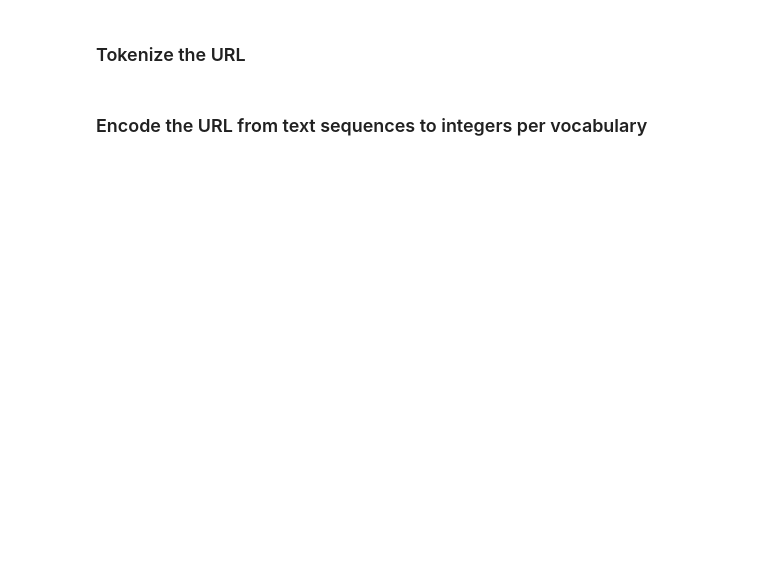
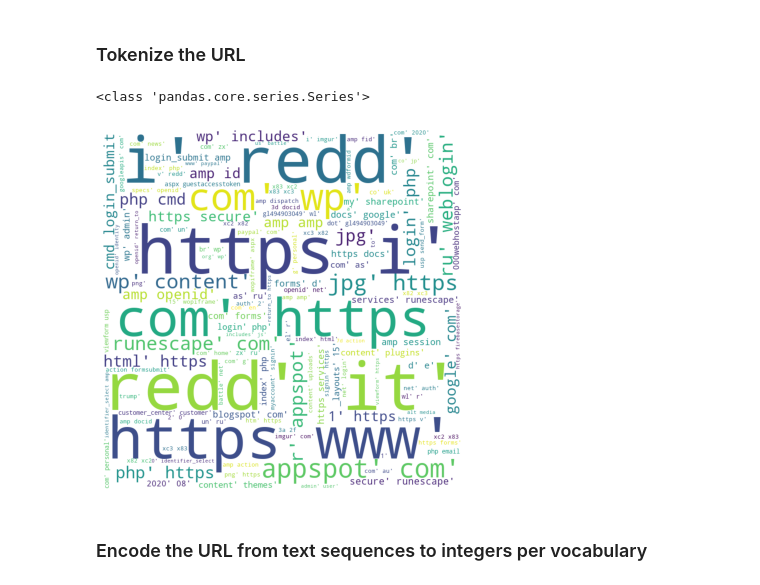
Before and after one commit to jsemrau/URLNet-TF, a Jupyter notebook: URLNet-TF.ipynb, the cells around one changed output. Saved outputs shown, nothing was run; the diff lists cells and outputs as text; code cells hidden in the pictures; blank space fills up the shorter version.

```diff
--- a/URLNet-TF.ipynb
+++ b/URLNet-TF.ipynb
@@ -136,15 +155,20 @@ def getTokens_into_words(urlinput):
         tokensByDot=[]
         for j in range(0,len(tokens)):
             #print(str(tokens[j]).split('.'))
-            tokensByDot += str(tokens[j]).split('.')
+            myToken = str(tokens[j]).split('.')
+            tokensByDot += myToken
             #print("*** splitting by dot ***")
             #print(tokensByDot)
         allTokens+=tokensByDot
     allTokens = ' '.join(list(allTokens)).split()
 
     #print(allTokens)
-    #if 'com' in allTokens:
-    #    allTokens.remove('com')
+
+    #for token in allTokens:
+        #print(token)
+    #    if(not cleanString(token)):
+            #print("removing " + token)
+    #        allTokens.remove(token)
 
     return allTokens
 # %%
@@ -159,6 +183,7 @@ def getURLInfo(url):
 tokenized_url_word = df.apply(lambda row:getTokens_into_words(row['url']), axis=1)
 df.insert(len(df.columns), 'tokenized_url_word',tokenized_url_word )
 
+print(type(tokenized_url_word))
 tokenized_url_char= df.apply(lambda row:getTokens_into_characters(row['url']), axis=1)
 df.insert(len(df.columns), 'tokenized_url_char',tokenized_url_char )
 
@@ -167,6 +192,44 @@ df.insert(len(df.columns), 'tld',tld )
 
 domain = df.apply(lambda row:extract(row['url']).domain, axis=1)
 df.insert(len(df.columns), 'domain',domain )
+# %% [output]
+<class 'pandas.core.series.Series'>
+# %%
+from wordcloud import WordCloud, STOPWORDS
+
+# Reads 'Youtube04-Eminem.csv' file
+df_wc =tokenized_url_word
+
+comment_words = ''
+stopwords = set(STOPWORDS)
+
+# iterate through the csv file
+for val in df_wc:
+
+    # typecaste each val to string
+    val = str(val)
+
+    # split the value
+    tokens = val.split()
+
+    # Converts each token into lowercase
+    for i in range(len(tokens)):
+        tokens[i] = tokens[i].lower()
+
+    comment_words += " ".join(tokens)+" "
+
+
+wordcloud = WordCloud(width = 800, height = 800,background_color ='white',stopwords = stopwords,min_font_size = 10).generate(comment_words)
+
+# plot the WordCloud image
+plt.figure(figsize = (20, 5), facecolor = None)
+plt.imshow(wordcloud)
+plt.axis("off")
+plt.tight_layout(pad = 0)
+
+plt.show()
+# %% [output]
+[figure, added]
 # %%
 #This is for testing the tokenization effort  ; commented out since it works
 #df[['tokenized_url_word','url','domain','tld']].to_csv('tokenized-result.csv')
```
Also changed, not shown: parts of 21 cells of this notebook, 1 other file.
